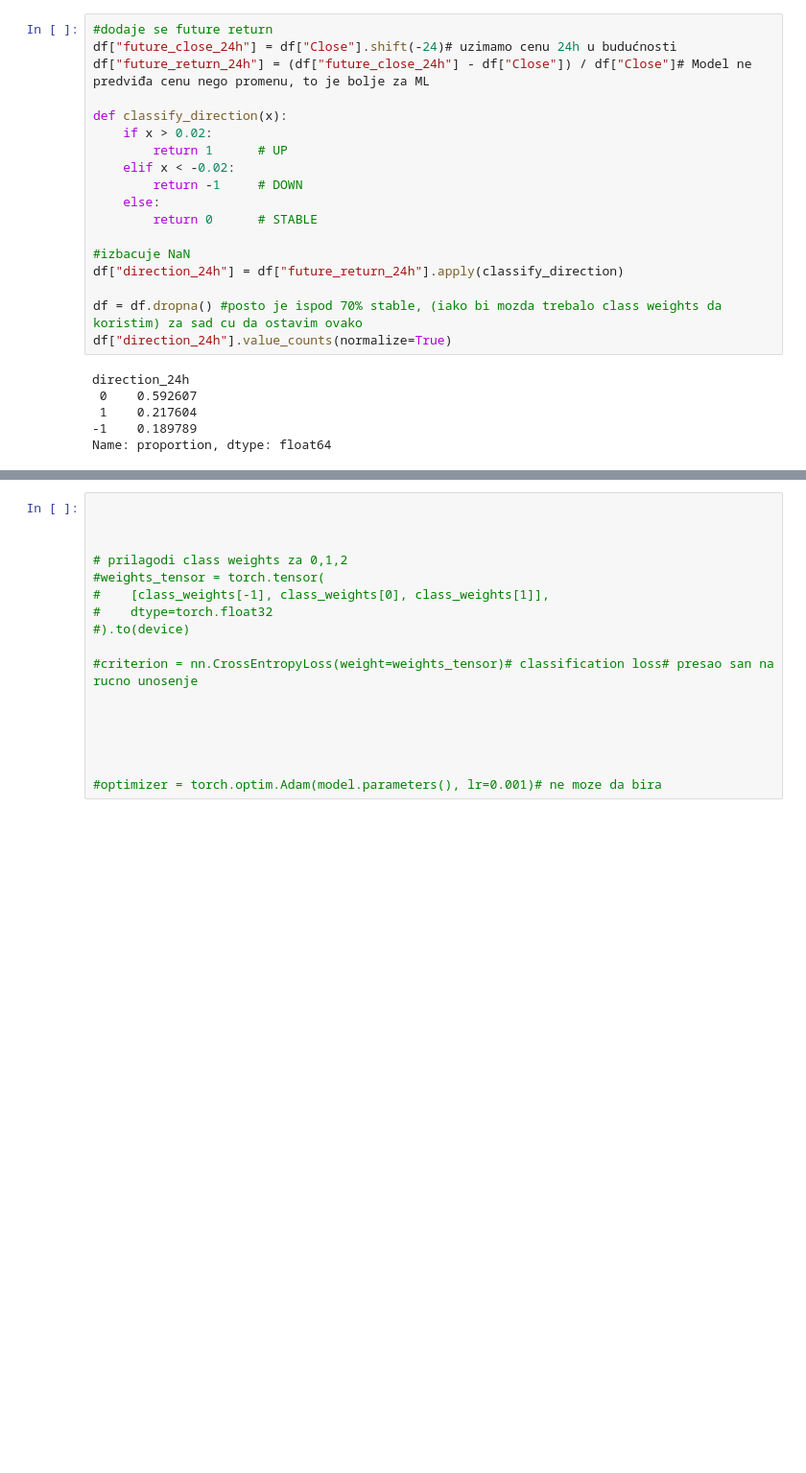
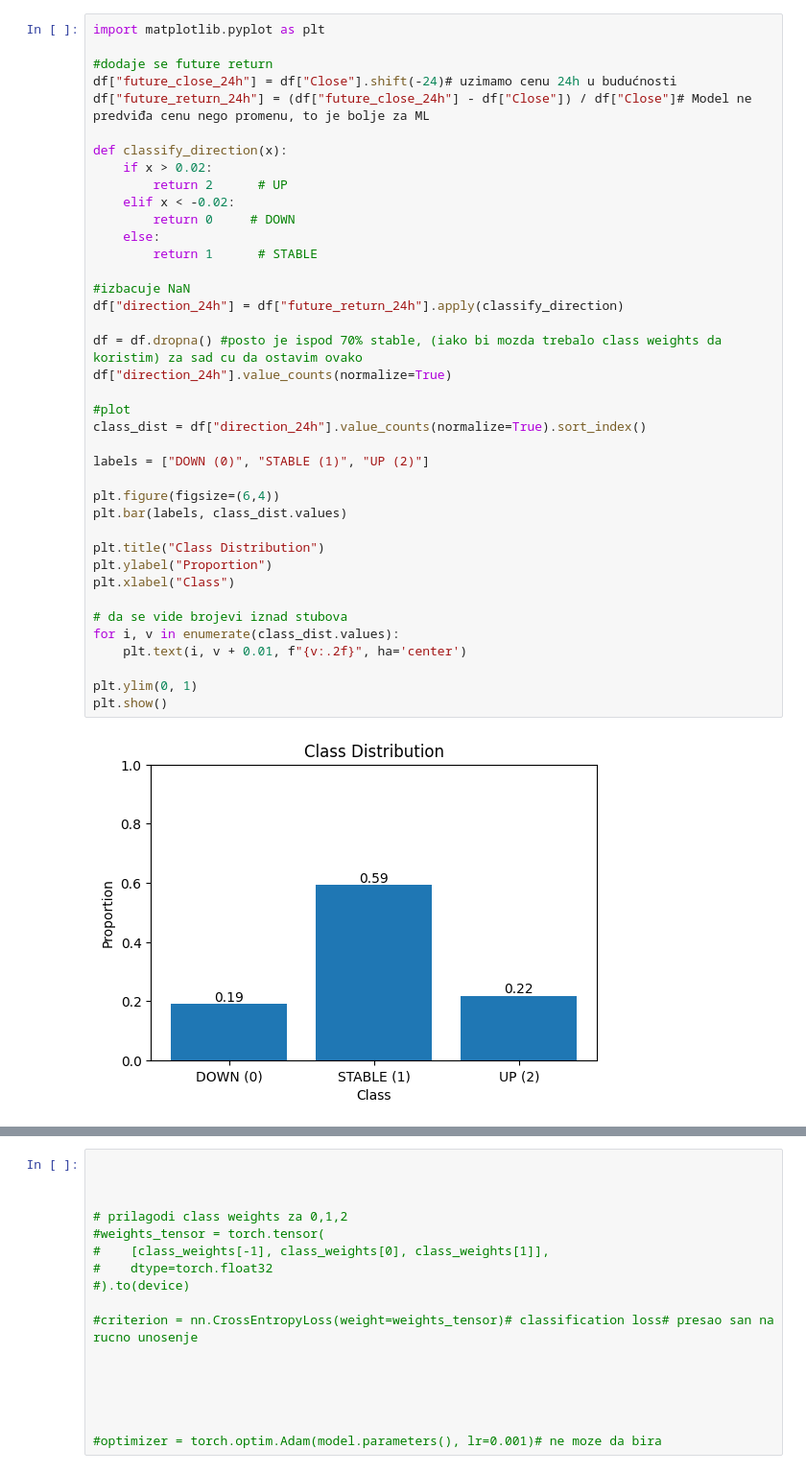
Before and after one commit to borisletic/bitcoin-multimodal-prediction, a Jupyter notebook: notebooks/LSTM [klasifikacija].ipynb, the cells around one changed output, grey strips where cells are left out. Shown at 96% size. Saved outputs shown, nothing was run; the diff lists cells and outputs as text; blank space fills up the shorter version.

```diff
--- a/notebooks/LSTM [klasifikacija].ipynb
+++ b/notebooks/LSTM [klasifikacija].ipynb
@@ -131,24 +191,41 @@ df.head() #ispis :)
 # %%
+import matplotlib.pyplot as plt
+
 #dodaje se future return
 df["future_close_24h"] = df["Close"].shift(-24)# uzimamo cenu 24h u budućnosti
 df["future_return_24h"] = (df["future_close_24h"] - df["Close"]) / df["Close"]# Model ne predviđa cenu nego promenu, to je bolje za ML
 
 def classify_direction(x):
     if x > 0.02:
-        return 1      # UP
+        return 2      # UP
     elif x < -0.02:
-        return -1     # DOWN
+        return 0     # DOWN
     else:
-        return 0      # STABLE
+        return 1      # STABLE
 
 #izbacuje NaN
 df["direction_24h"] = df["future_return_24h"].apply(classify_direction)
 
 df = df.dropna() #posto je ispod 70% stable, (iako bi mozda trebalo class weights da koristim) za sad cu da ostavim ovako
 df["direction_24h"].value_counts(normalize=True)
+
+#plot
+class_dist = df["direction_24h"].value_counts(normalize=True).sort_index()
+
+labels = ["DOWN (0)", "STABLE (1)", "UP (2)"]
+
+plt.figure(figsize=(6,4))
+plt.bar(labels, class_dist.values)
+
+plt.title("Class Distribution")
+plt.ylabel("Proportion")
+plt.xlabel("Class")
+
+# da se vide brojevi iznad stubova
+for i, v in enumerate(class_dist.values):
+    plt.text(i, v + 0.01, f"{v:.2f}", ha='center')
+
+plt.ylim(0, 1)
+plt.show()
 # %% [output]
-direction_24h
- 0    0.592607
- 1    0.217604
--1    0.189789
-Name: proportion, dtype: float64
+[figure, added]
```
Also changed, not shown: parts of 36 cells of this notebook, 2 other files.
